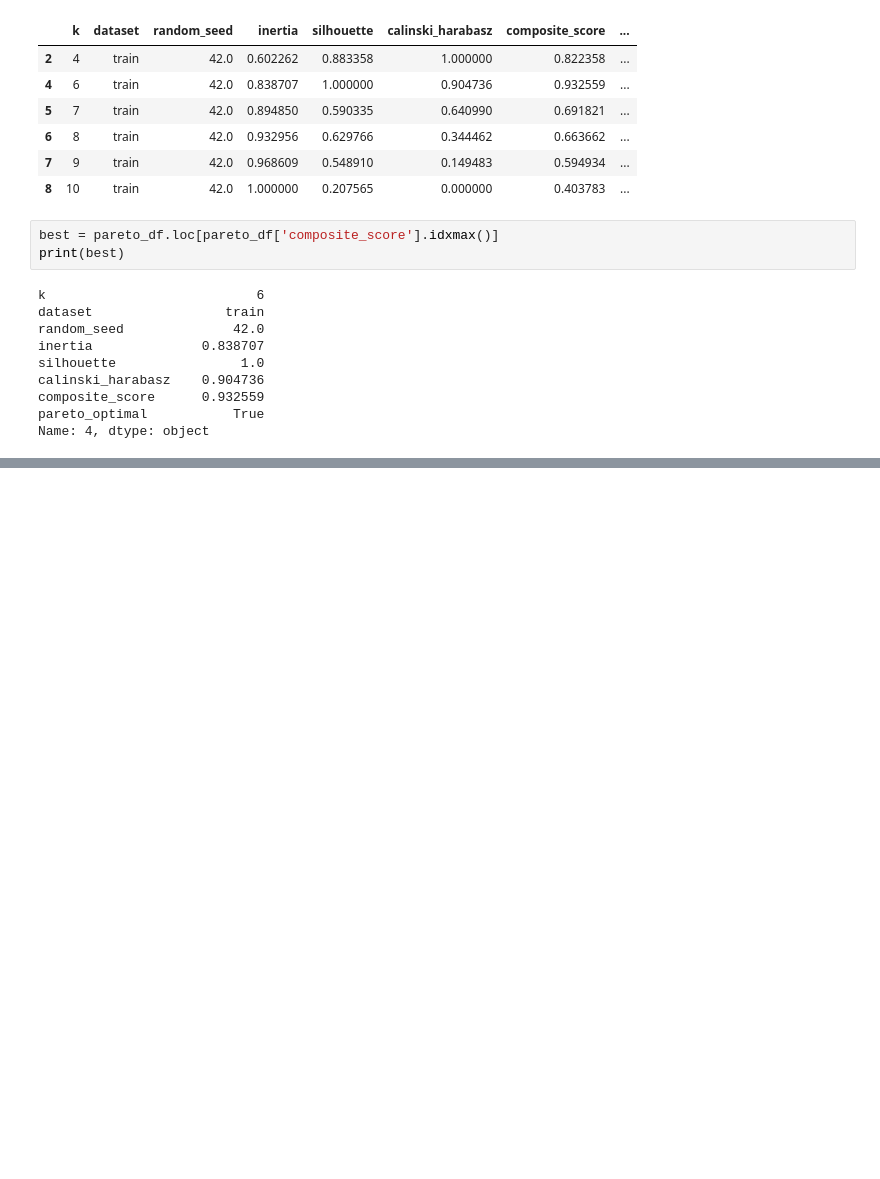
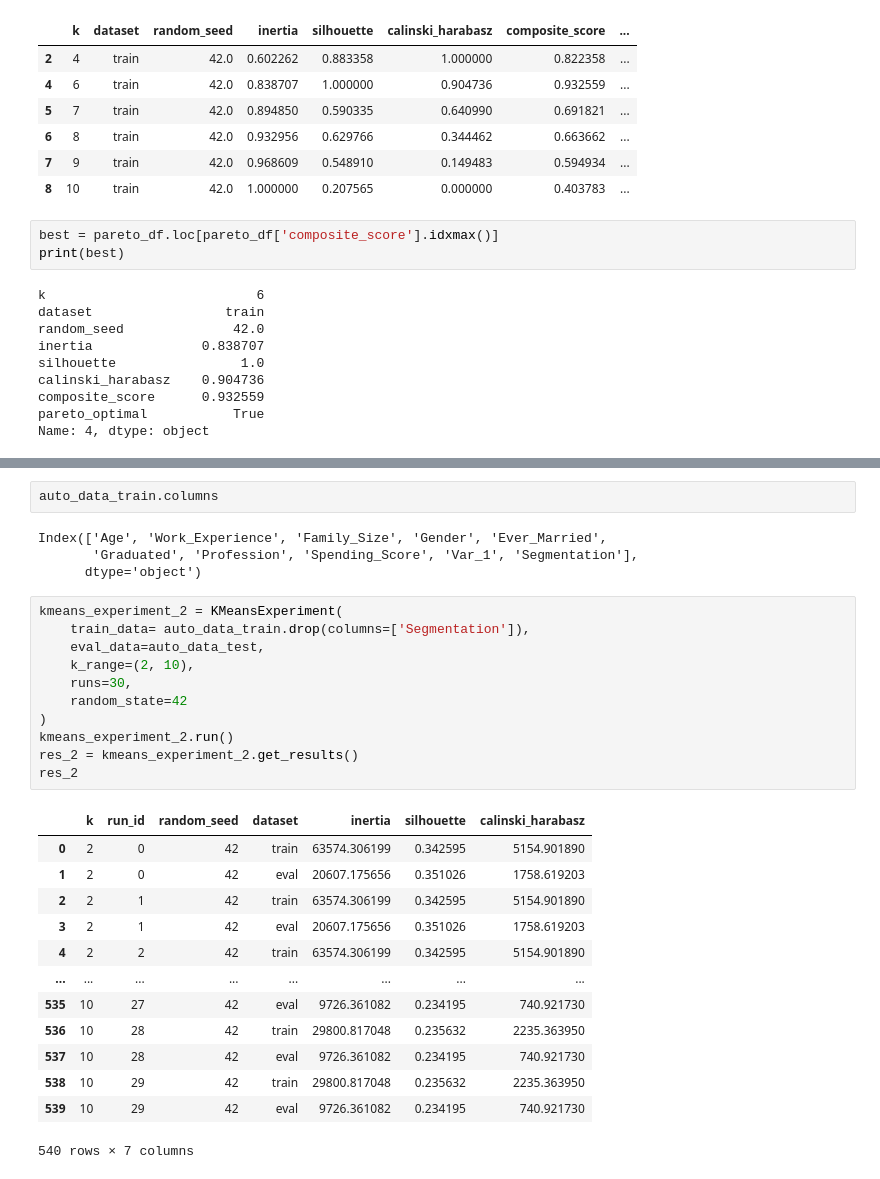
Before and after one commit to hossamAhmedSalah/computational_intelligence-_project, a Jupyter notebook: Notebooks/segmentation_kmeans.ipynb, the cells around one changed output, grey strips where cells are left out. Cells and saved outputs as stored; diff of their text form; blank space fills up the shorter version.

```diff
--- a/Notebooks/segmentation_kmeans.ipynb
+++ b/Notebooks/segmentation_kmeans.ipynb
@@ -506,0 +528,31 @@ Name: 4, dtype: object
+# %%
+auto_data_train.columns
+# %% [output]
+Index(['Age', 'Work_Experience', 'Family_Size', 'Gender', 'Ever_Married',
+       'Graduated', 'Profession', 'Spending_Score', 'Var_1', 'Segmentation'],
+      dtype='object')
+# %%
+kmeans_experiment_2 = KMeansExperiment(
+    train_data= auto_data_train.drop(columns=['Segmentation']),
+    eval_data=auto_data_test,
+    k_range=(2, 10),
+    runs=30,
+    random_state=42
+)
+kmeans_experiment_2.run()
+res_2 = kmeans_experiment_2.get_results()
+res_2
+# %% [output]
+|  | k | run_id | random_seed | dataset | inertia | silhouette | calinski_harabasz |
+| 0 | 2 | 0 | 42 | train | 63574.306199 | 0.342595 | 5154.901890 |
+| 1 | 2 | 0 | 42 | eval | 20607.175656 | 0.351026 | 1758.619203 |
+| 2 | 2 | 1 | 42 | train | 63574.306199 | 0.342595 | 5154.901890 |
+| 3 | 2 | 1 | 42 | eval | 20607.175656 | 0.351026 | 1758.619203 |
+| 4 | 2 | 2 | 42 | train | 63574.306199 | 0.342595 | 5154.901890 |
+| ... | ... | ... | ... | ... | ... | ... | ... |
+| 535 | 10 | 27 | 42 | eval | 9726.361082 | 0.234195 | 740.921730 |
+| 536 | 10 | 28 | 42 | train | 29800.817048 | 0.235632 | 2235.363950 |
+| 537 | 10 | 28 | 42 | eval | 9726.361082 | 0.234195 | 740.921730 |
+| 538 | 10 | 29 | 42 | train | 29800.817048 | 0.235632 | 2235.363950 |
+| 539 | 10 | 29 | 42 | eval | 9726.361082 | 0.234195 | 740.921730 |
+540 rows × 7 columns
```
Also changed, not shown: parts of 15 cells of this notebook, 1 other file.
